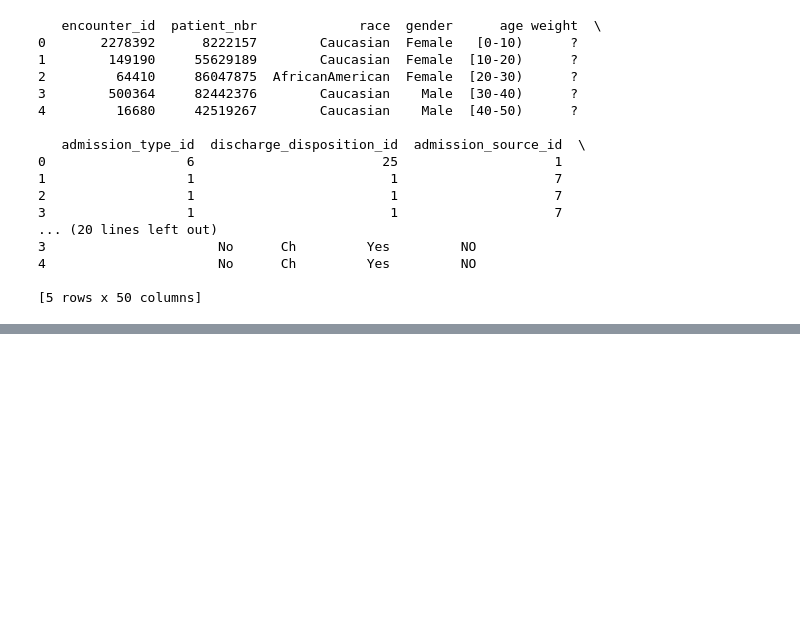
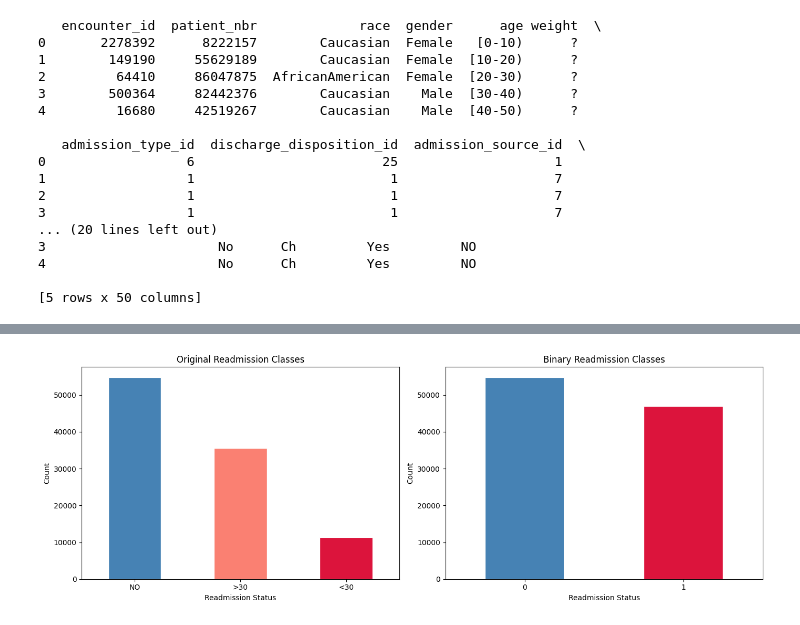
Before and after one commit to aboltonbsb/diabetes-readmission-predictor, a Jupyter notebook: notebooks/02_EDA.ipynb, the cells around one changed output, grey strips where cells are left out. Drawn from its saved outputs; the diff is of its cells as text; code cells hidden in the pictures; blank space fills up the shorter version.

Commit message:
consolidated outcomes to a binary class

```diff
--- a/notebooks/02_EDA.ipynb
+++ b/notebooks/02_EDA.ipynb
@@ -43,3 +43,8 @@ print(df.head())
 4                      No      Ch         Yes         NO
 
 [5 rows x 50 columns]
+# %%
+df['readmitted-binary'] = (df['readmitted'] != 'NO').astype(int)
+
+print(df['readmitted-binary'].value_counts())
+print(df['readmitted-binary'].value_counts(normalize=True))
@@ -45,0 +60,23 @@ print(df.head())
+# %%
+fig, axes = plt.subplots(1, 2, figsize=(14, 5))
+
+df['readmitted'].value_counts().plot(
+    kind='bar', ax=axes[0], color=['steelblue', 'salmon', 'crimson'], edgecolor='white'
+)
+axes[0].set_title('Original Readmission Classes')
+axes[0].set_xlabel('Readmission Status')
+axes[0].set_ylabel('Count')
+axes[0].tick_params(axis='x', rotation=0)
+
+df['readmitted-binary'].value_counts().plot(
+    kind='bar', ax=axes[1], color=['steelblue', 'crimson'], edgecolor='white'
+)
+axes[1].set_title('Binary Readmission Classes')
+axes[1].set_xlabel('Readmission Status')
+axes[1].set_ylabel('Count')
+axes[1].tick_params(axis='x', rotation=0)
+
+plt.tight_layout()
+plt.show()
+# %% [output]
+[figure, added]
```
Also changed, not shown: parts of 2 cells of this notebook.
